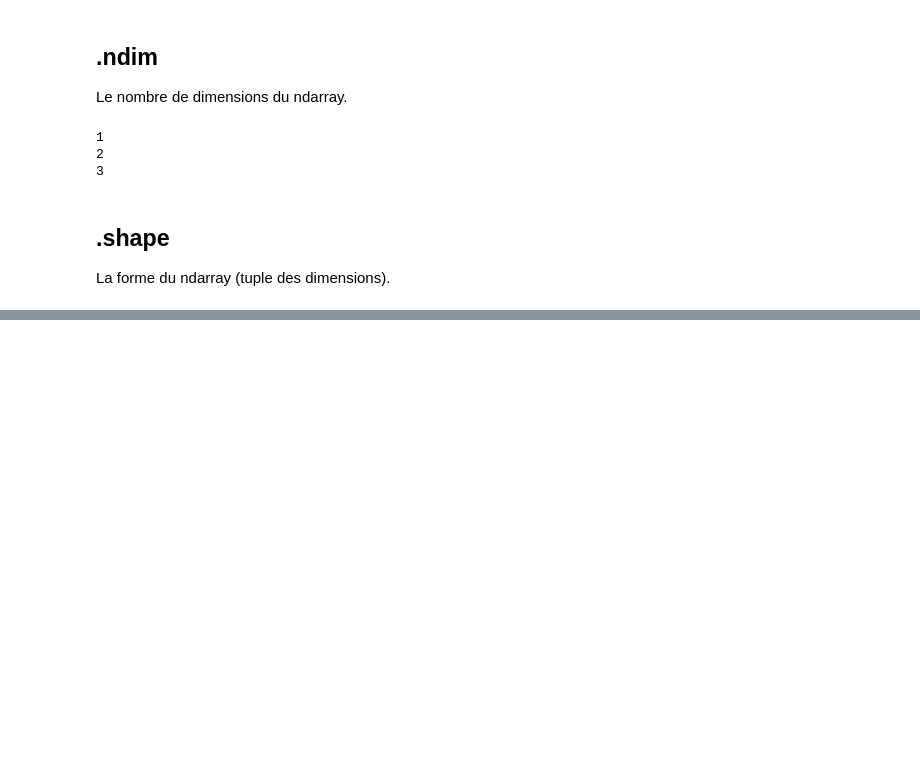
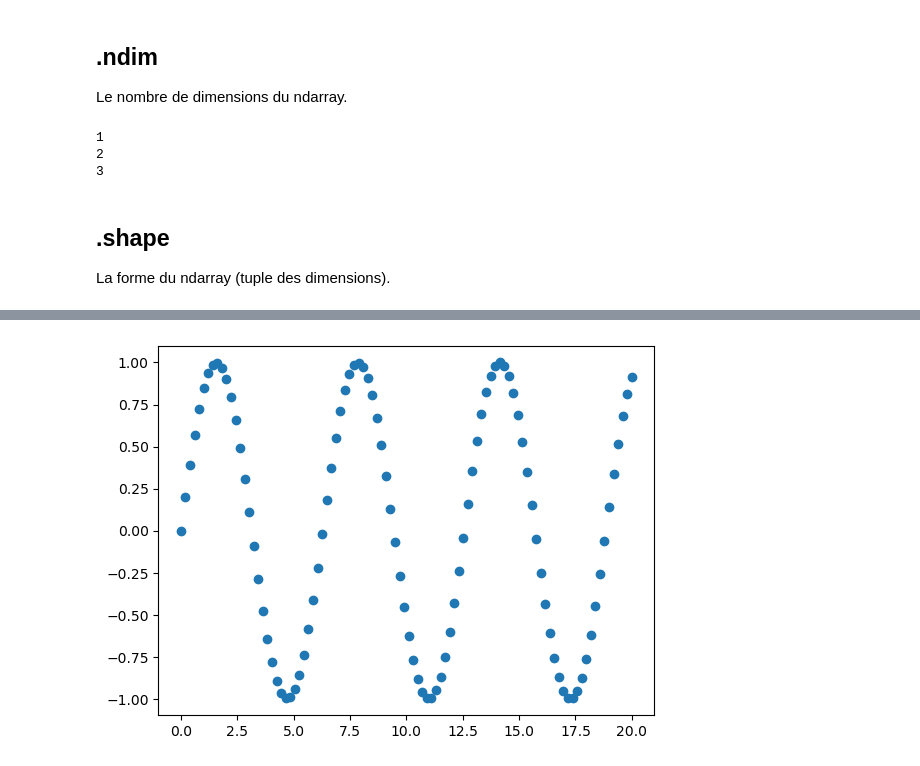
Before and after one commit to OussamaElm0/DS_pr, a Jupyter notebook: Prepa.ipynb, the cells around one changed output, grey strips where cells are left out. Cells and saved outputs as stored; diff of their text form; code cells hidden in the pictures; blank space fills up the shorter version.

```diff
--- a/Prepa.ipynb
+++ b/Prepa.ipynb
@@ -164,0 +394,5 @@ La forme du ndarray (tuple des dimensions).
+# %%
+plt.scatter(x, y)
+plt.show()
+# %% [output]
+[figure, added]
```
Also changed, not shown: parts of 45 cells of this notebook.
